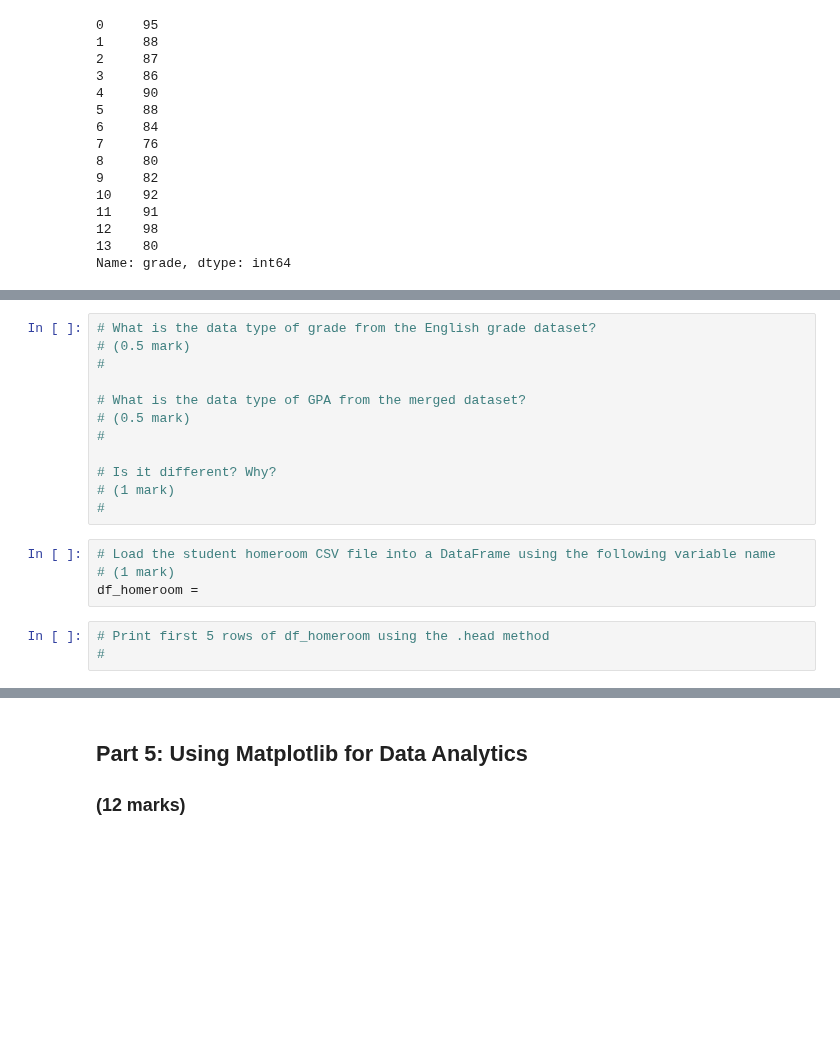
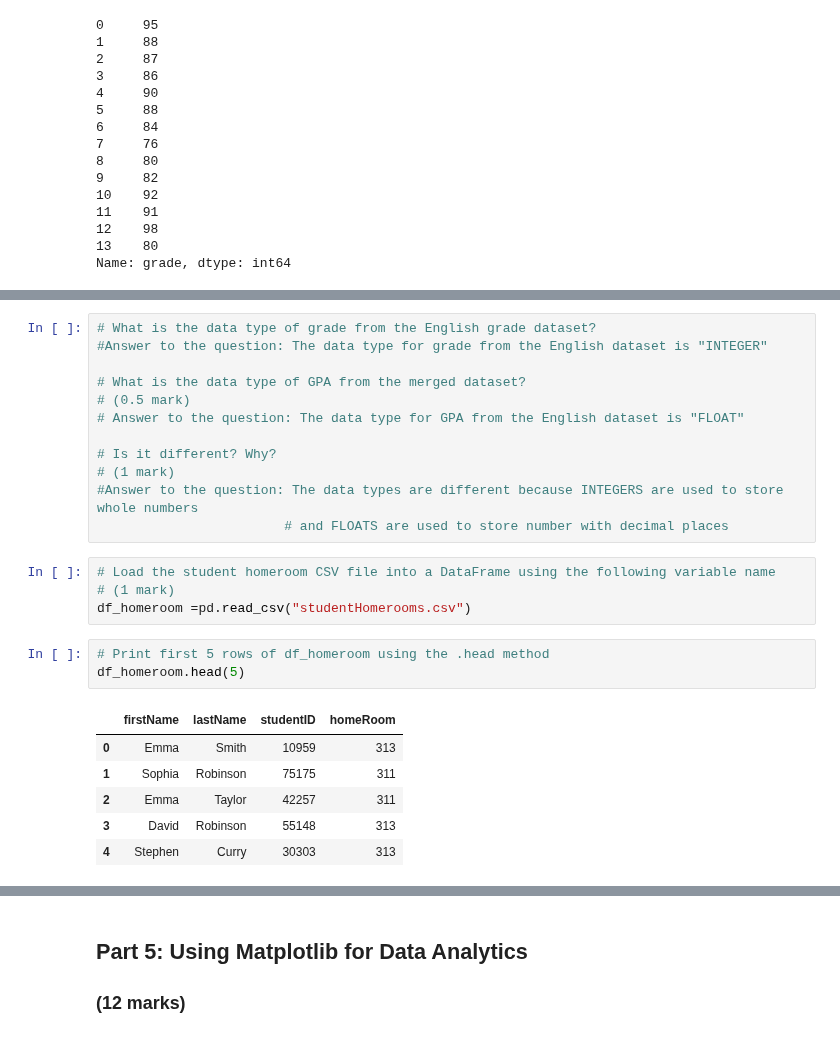
Before and after one commit to hudsonirivbogbe/ENGG680_2025_Fall, a Jupyter notebook: Lab_Assignment1/StudentGradeManagementSystem.ipynb, the cells around one changed output, grey strips where cells are left out. Drawn from its saved outputs; the diff is of its cells as text; blank space fills up the shorter version.

Commit message:
Question 4 Aanswered

```diff
--- a/Lab_Assignment1/StudentGradeManagementSystem.ipynb
+++ b/Lab_Assignment1/StudentGradeManagementSystem.ipynb
@@ -490,22 +515,29 @@ Name: grade, dtype: int64
 # %%
 # What is the data type of grade from the English grade dataset?
-# (0.5 mark)
-#
+#Answer to the question: The data type for grade from the English dataset is "INTEGER"
 
 # What is the data type of GPA from the merged dataset?
 # (0.5 mark)
-#
+# Answer to the question: The data type for GPA from the English dataset is "FLOAT"
 
 # Is it different? Why?
 # (1 mark)
-#
+#Answer to the question: The data types are different because INTEGERS are used to store whole numbers
+                        # and FLOATS are used to store number with decimal places
 # %%
 # Load the student homeroom CSV file into a DataFrame using the following variable name
 # (1 mark)
-df_homeroom =
+df_homeroom =pd.read_csv("studentHomerooms.csv")
 # %%
 # Print first 5 rows of df_homeroom using the .head method
-#
+df_homeroom.head(5)
+# %% [output]
+|  | firstName | lastName | studentID | homeRoom |
+| 0 | Emma | Smith | 10959 | 313 |
+| 1 | Sophia | Robinson | 75175 | 311 |
+| 2 | Emma | Taylor | 42257 | 311 |
+| 3 | David | Robinson | 55148 | 313 |
+| 4 | Stephen | Curry | 30303 | 313 |
 # %%
 # Merge the studentHomerooms with the merged dataset & name it df_studentInfo. Make sure that the key you are joining on are the same typecast for both datasets.
 # Also ensure that there are no redundant columns, and finally display the first few rows.
```
Also changed, not shown: parts of 8 cells of this notebook.
